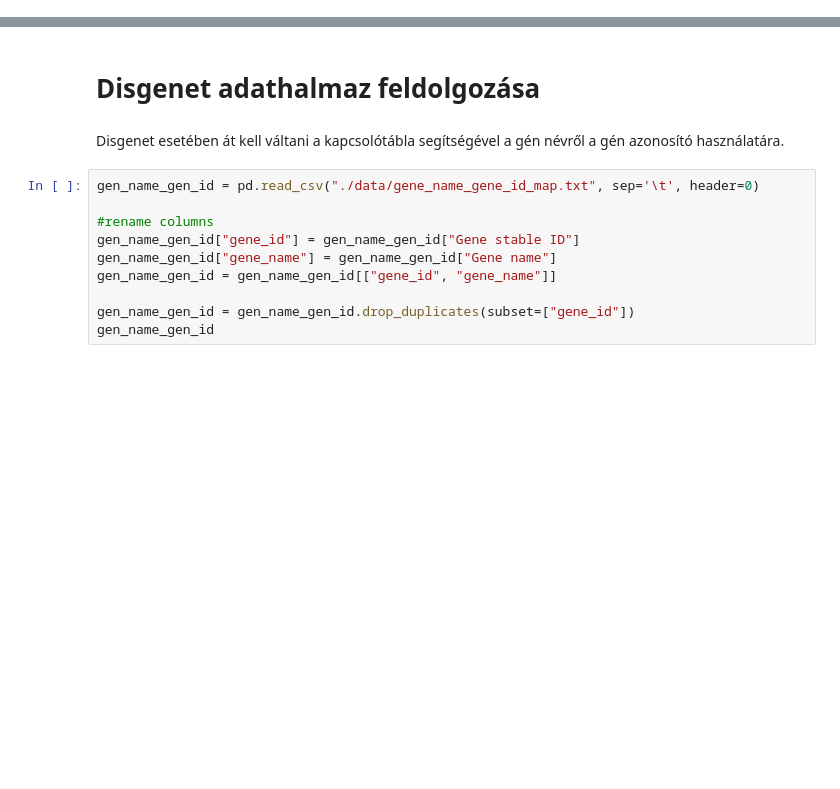
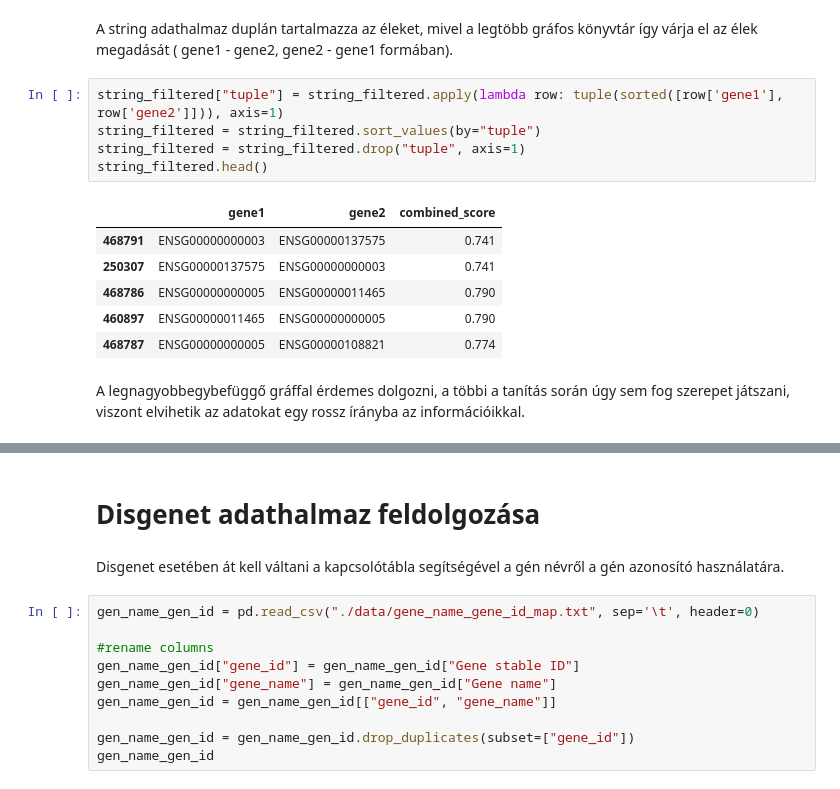
Before and after one commit to Nemes2000/gene-disease-gnn, a Jupyter notebook: data_process.ipynb, the cells around one changed output, grey strips where cells are left out. Cells and saved outputs as stored; diff of their text form; blank space fills up the shorter version.

```diff
--- a/data_process.ipynb
+++ b/data_process.ipynb
@@ -5,0 +80,16 @@ from pandas import DataFrame
+# %% [markdown]
+A string adathalmaz duplán tartalmazza az éleket, mivel a legtöbb gráfos könyvtár így várja el az élek megadását ( gene1 - gene2, gene2 - gene1 formában).
+# %%
+string_filtered["tuple"] = string_filtered.apply(lambda row: tuple(sorted([row['gene1'], row['gene2']])), axis=1)
+string_filtered = string_filtered.sort_values(by="tuple")
+string_filtered = string_filtered.drop("tuple", axis=1)
+string_filtered.head()
+# %% [output]
+|  | gene1 | gene2 | combined_score |
+| 468791 | ENSG00000000003 | ENSG00000137575 | 0.741 |
+| 250307 | ENSG00000137575 | ENSG00000000003 | 0.741 |
+| 468786 | ENSG00000000005 | ENSG00000011465 | 0.790 |
+| 460897 | ENSG00000011465 | ENSG00000000005 | 0.790 |
+| 468787 | ENSG00000000005 | ENSG00000108821 | 0.774 |
+# %% [markdown]
+A legnagyobbegybefüggő gráffal érdemes dolgozni, a többi a tanítás során úgy sem fog szerepet játszani, viszont elvihetik az adatokat egy rossz írányba az információikkal.
```
Also changed, not shown: parts of 33 cells of this notebook.
